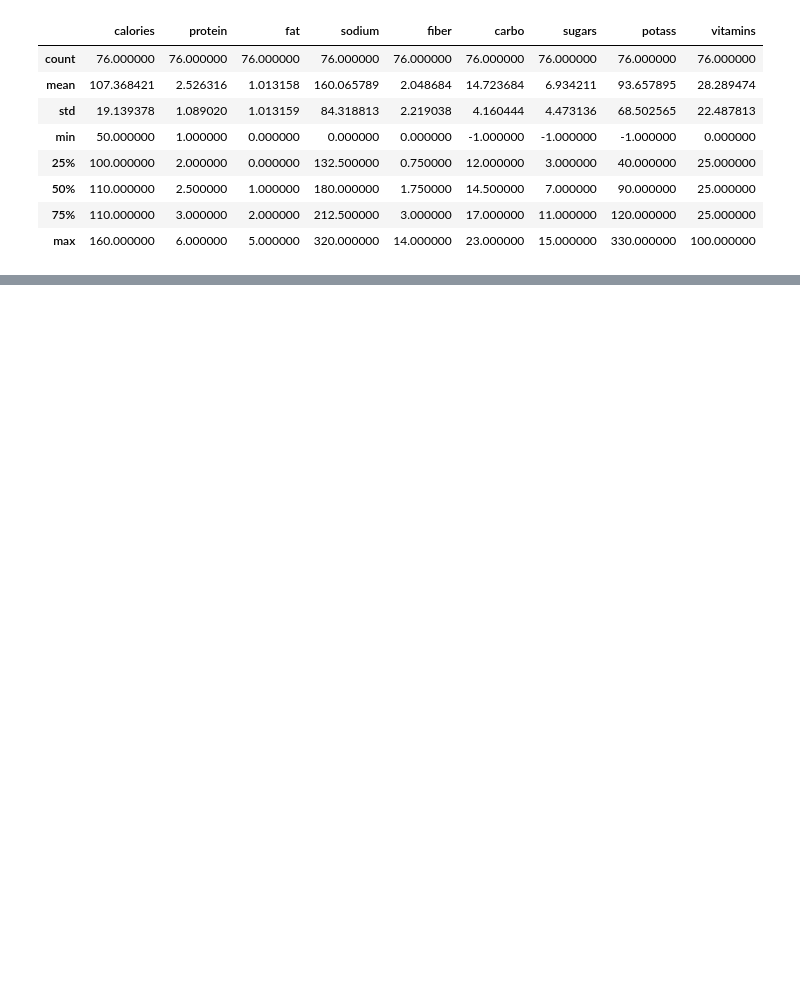
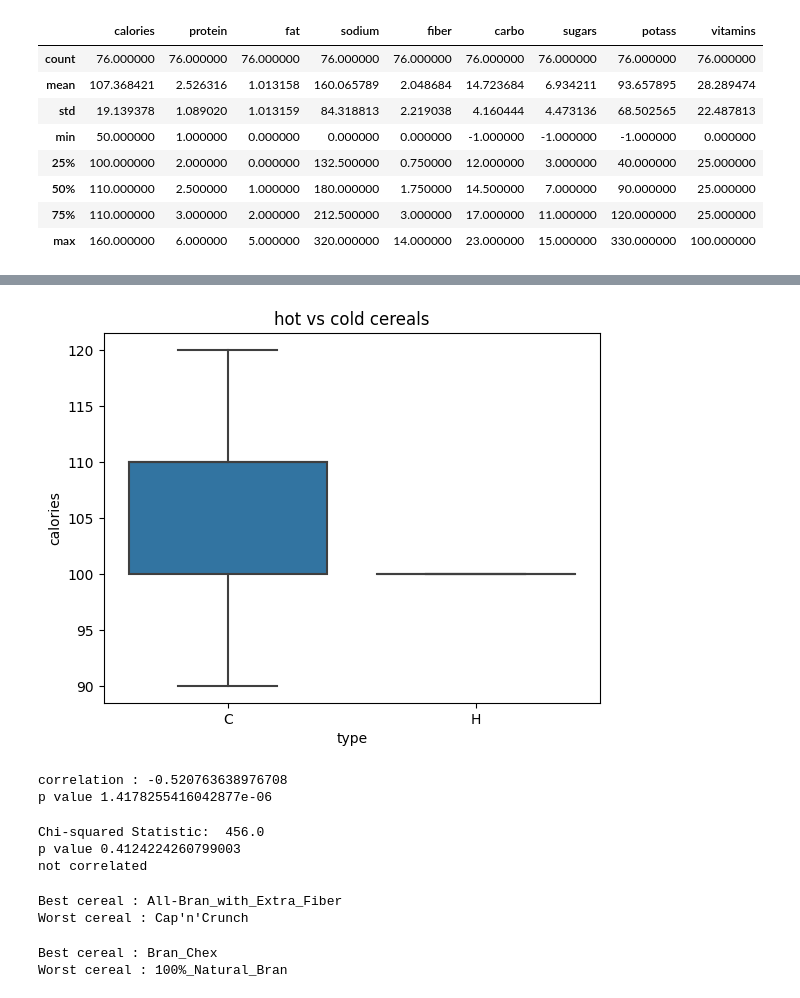
Before and after one commit to dhzdhd/DSE, a Jupyter notebook: Year 2/Semester 4/ML lab/Week 2/W2_cereals.ipynb, the cells around one changed output, grey strips where cells are left out. Saved outputs shown, nothing was run; the diff lists cells and outputs as text; code cells hidden in the pictures; blank space fills up the shorter version.

```diff
--- a/Year 2/Semester 4/ML lab/Week 2/W2_cereals.ipynb
+++ b/Year 2/Semester 4/ML lab/Week 2/W2_cereals.ipynb
@@ -63,5 +61,7 @@ df[["mfr", "type"]]
 # %%
-df[["calories", "protein", "fat", "sodium", "fiber", "carbo", "sugars", "potass", "vitamins"]].describe()
+#Question 2- 5 number summary before preprocessing
+l = ["calories", "protein","fat","sodium","fiber","carbo","sugars","potass","vitamins"]
+df[l].describe()
 # %% [output]
 |  | calories | protein | fat | sodium | fiber | carbo | sugars | potass | vitamins |
 | count | 76.000000 | 76.000000 | 76.000000 | 76.000000 | 76.000000 | 76.000000 | 76.000000 | 76.000000 | 76.000000 |
@@ -102,0 +75,5 @@ KeyError: "None of [Float64Index([              85.0,                0.5,
+# %%
+#Question 3 - find missing values and replace with mean
+mean = df[l].mean()
+df = df.mask(df == -1).fillna(mean)
+df.head()
@@ -102,0 +87,11 @@ KeyError: "None of [Float64Index([              85.0,                0.5,
+# %%
+#Question 4 - find and replace outliers with median
+q1 = df[l].quantile(q=0.25)
+q3 = df[l].quantile(q=0.75)
+iqr = q3 - q1
+a = q1 - (1.5 * iqr)
+b = q3 + (1.5 * iqr)
+median = df[l].median()
+df = df.mask(df > b).fillna(median)
+df = df.mask(df < a).fillna(median)
+df.head()
@@ -102,0 +118,51 @@ KeyError: "None of [Float64Index([              85.0,                0.5,
+# %%
+#Question 6 - side by side boxplot of calories of hot vs cold cereals
+sns.boxplot(x="type",y="calories",data=df)
+plt.title("hot vs cold cereals")
+plt.show()
+# %% [output]
+[figure, added]
+# %%
+#Question 7 - are the calories and consumer rating correlated
+from scipy.stats import pearsonr
+corr,p = pearsonr(df.calories,df.rating)
+
+print("correlation :",corr)
+print("p value",p)
+# %% [output]
+correlation : -0.520763638976708
+p value 1.4178255416042877e-06
+# %%
+#Question 8 - are mfr and consumer rating correlated
+from scipy.stats import chi2_contingency
+x = np.array(df.mfr)
+y = np.array(df.rating)
+
+cont_tab = pd.crosstab(x,y)
+
+chi2, p, dof, expected = chi2_contingency(cont_tab)
+
+print("Chi-squared Statistic: ", chi2)
+print('p value',p)
+if p > 0.05:
+    print('not correlated')
+else:
+    print('correlated')
+# %% [output]
+Chi-squared Statistic:  456.0
+p value 0.4124224260799003
+not correlated
+# %%
+#Question 9-which is the best vs worst cereal in terms of user rating
+print("Best cereal :" ,df.loc[df["rating"].idxmax(),"name"])
+print("Worst cereal :" ,df.loc[df["rating"].idxmin(),"name"])
+# %% [output]
+Best cereal : All-Bran_with_Extra_Fiber
+Worst cereal : Cap'n'Crunch
+# %%
+#Question 10 - which is the best vs worst cereal in terms of calories
+print("Best cereal :" ,df.loc[df["calories"].idxmin(),"name"])
+print("Worst cereal :" ,df.loc[df["calories"].idxmax(),"name"])
+# %% [output]
+Best cereal : Bran_Chex
+Worst cereal : 100%_Natural_Bran
```
Also changed, not shown: parts of 21 cells of this notebook, 4 other files.
